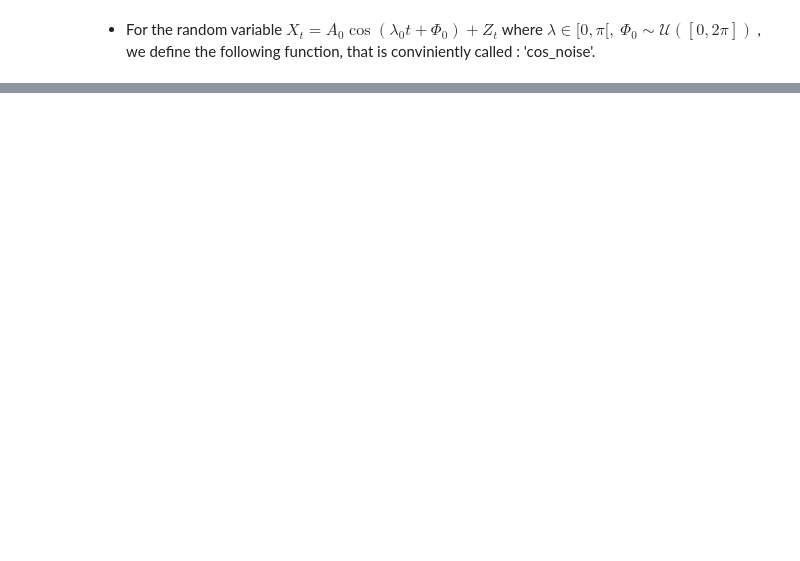
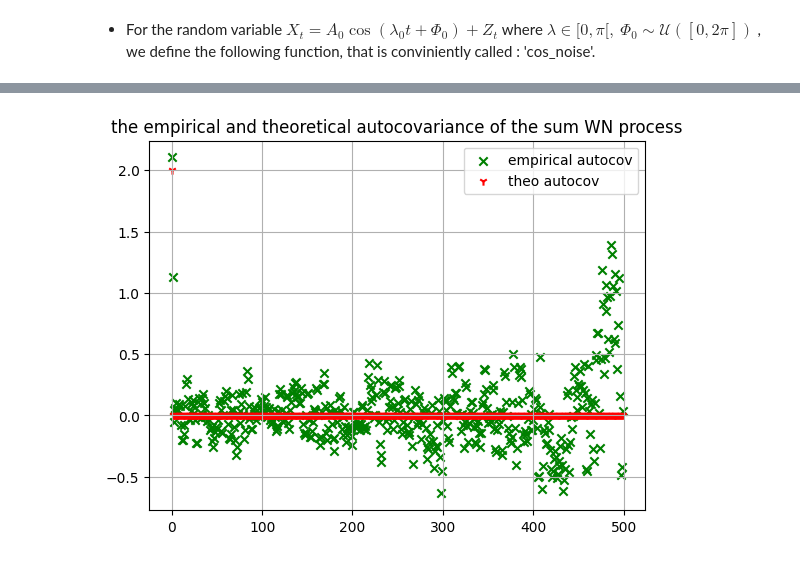
Before and after one commit to KHOUTAIBI/TSIA-TP, a Jupyter notebook: Rendu_TP-1.ipynb, the cells around one changed output, grey strips where cells are left out. Saved outputs shown, nothing was run; the diff lists cells and outputs as text; code cells hidden in the pictures; blank space fills up the shorter version.

```diff
--- a/Rendu_TP-1.ipynb
+++ b/Rendu_TP-1.ipynb
@@ -247,0 +254,21 @@ X_3 = np.array([-2.221699284612737, -2.2619607527980756, 0.8863395868722156, 0.9
+# %%
+#This one for the sum of WN
+def theoretical_autocov_sum_WN(X):
+    autocov = np.zeros_like(X)
+    autocov = np.where((autocov == 1) | (autocov == len(X)), b**2 * sigma**2, 0)
+    autocov[0] = (1+b**2)*sigma**2
+    return autocov
+
+#Getting the theoretical autocov of the sum of WN
+theoretical_autocovariance_sum = theoretical_autocov_sum_WN(X_sum_WN)
+
+#Plotting the results and comparing
+#plotting the empirical mean of various random variables
+plt.grid()
+plt.title('the empirical and theoretical autocovariance of the sum WN process')
+plt.scatter(indexes,empirical_autocovariance_sum, label='empirical autocov', color='green' , marker = 'x')
+plt.scatter(indexes,theoretical_autocovariance_sum,label='theo autocov', color='red', marker='1')
+plt.legend()
+plt.show()
+# %% [output]
+[figure, added]
```
Also changed, not shown: parts of 14 cells of this notebook.
